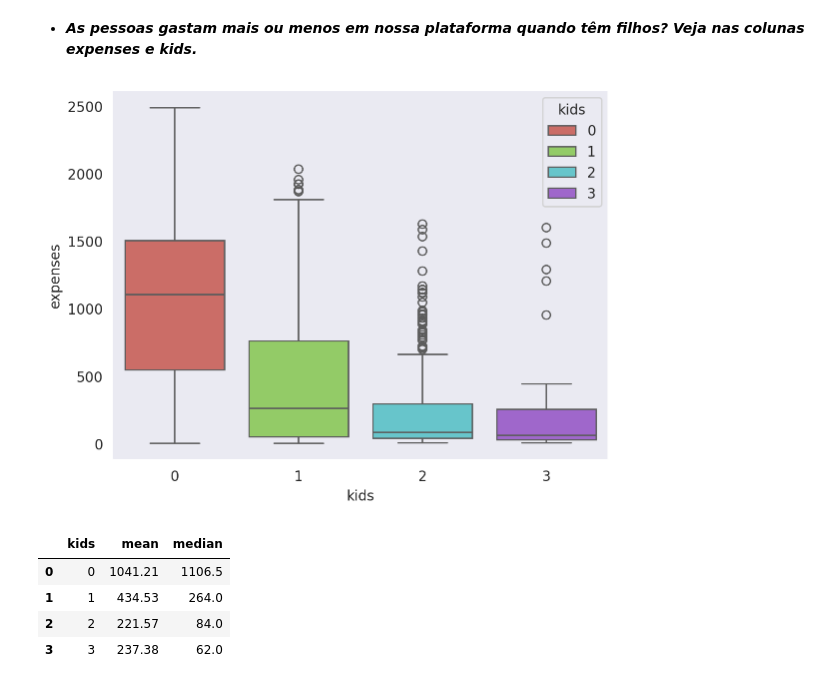
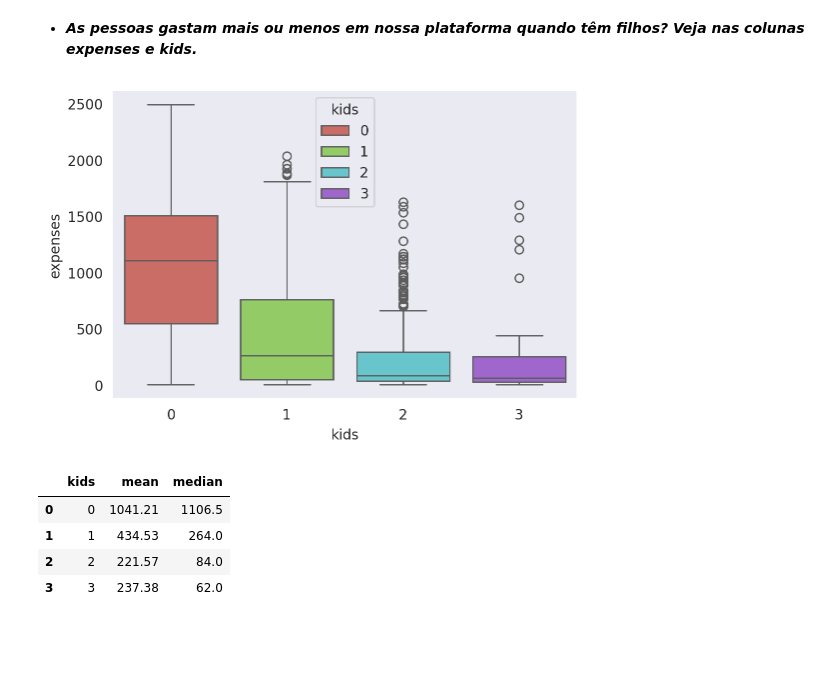
Before and after one commit to Oseiasdfarias/estatistica_do_basico_ao_avancado_EBA, a Jupyter notebook: atividades/1.0_estatistica_descritiva/1.0_Desafio_Ifood.ipynb, the cells around one changed output. Saved outputs shown, nothing was run; the diff lists cells and outputs as text; code cells hidden in the pictures; blank space fills up the shorter version.

```diff
--- a/atividades/1.0_estatistica_descritiva/1.0_Desafio_Ifood.ipynb
+++ b/atividades/1.0_estatistica_descritiva/1.0_Desafio_Ifood.ipynb
@@ -331,12 +333,13 @@ plt.show()
 # %% [markdown]
 - ***As pessoas gastam mais ou menos em nossa plataforma quando têm filhos? Veja nas colunas expenses e kids.***
 # %%
+plt.figure(figsize=(6, 4))
 sns.boxplot(data=df_ifood, x="kids", y="expenses",
             hue="kids",
             palette=sns.color_palette("hls", 4))
 plt.show()
 # %% [output]
-[figure, old version]
+[figure, new version]
 # %%
 mean_expenses = (df_ifood
                  .groupby(by=["kids"])
```
Also changed, not shown: parts of 15 cells of this notebook.
